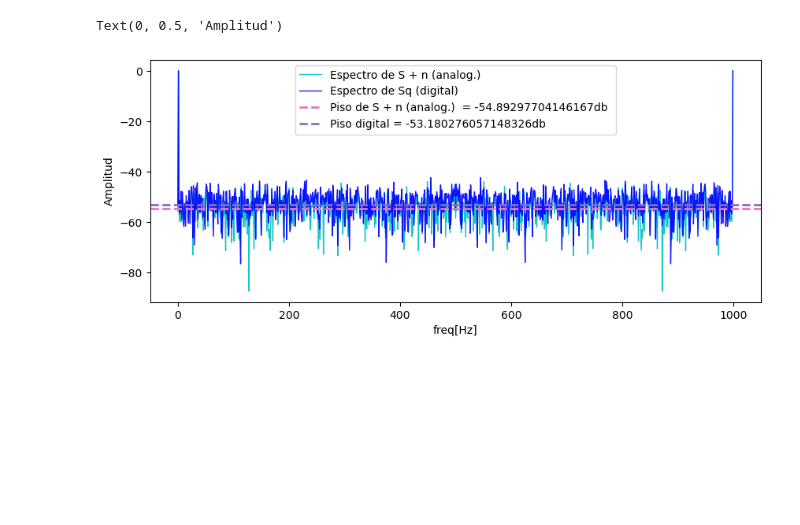
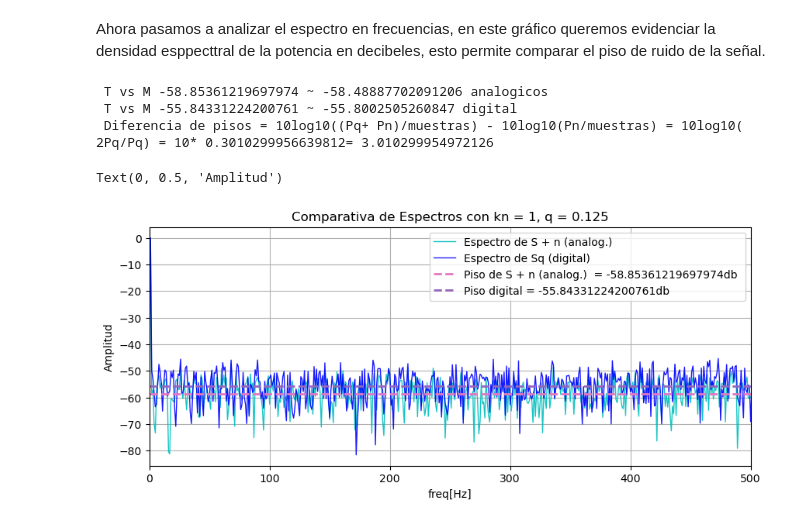
Before and after one commit to patriciagtodd/Patricia_Gonzalez_Todd_APS, a Jupyter notebook: Patricia_Gonzalez_Todd_TS2.ipynb, the cells around one changed output. Drawn from its saved outputs; the diff is of its cells as text; code cells hidden in the pictures; blank space fills up the shorter version.

```diff
--- a/Patricia_Gonzalez_Todd_TS2.ipynb
+++ b/Patricia_Gonzalez_Todd_TS2.ipynb
@@ -78,37 +102,56 @@ plt.show()
+# %% [markdown]
+Ahora pasamos a analizar el espectro en frecuencias, en este gráfico queremos evidenciar la densidad esppecttral de la potencia en decibeles, esto permite comparar el piso de ruido de la señal.
 # %%
-#%% Paso al dominio de espectro:
+#espectros escalados para normalizar la señal en V y llevarla a 0dB
 #Sr
-e_Sr = np.fft.fft(Sn)/(muestras/A)
-mod_e_Sr = np.abs((e_Sr))
+e_Sr = np.fft.fft(Sn)/(muestras)
+mod_e_Sr = 2* np.abs((e_Sr))**2
 #Sq
-e_Sq = np.fft.fft(Sq)/(muestras/A)
-mod_e_Sq = np.abs((e_Sq))
+e_Sq = np.fft.fft(Sq)/(muestras)
+mod_e_Sq =2* np.abs((e_Sq))**2
 
 # paso a db
-mod_e_Sr_db = 20*np.log10(mod_e_Sr) #db
-mod_e_Sq_db = 20*np.log10(mod_e_Sq) #db
+mod_e_Sr_db = 10*np.log10(mod_e_Sr + 1e-15) #db
+mod_e_Sq_db = 10*np.log10(mod_e_Sq + 1e-15) #db
 
-#pisos
-piso_analog = np.mean(mod_e_Sr_db) # e_sr es el vector de la FFT/N
-piso_digital = np.mean(mod_e_Sq_db) # e_sq es el vector de la FFT/N del error
+#pisos => BUSCAR EL ESTIMADO TEORICO
+piso_analog = np.mean(mod_e_Sr_db)
+piso_digital = np.mean(mod_e_Sq_db)
+'''
+piso_analog = 10 * np.log10(np.mean(mod_e_Sr) + 1e-15)
+piso_digital = 10 * np.log10(np.mean(mod_e_Sq)+ 1e-15)
+'''
+# Promedio de la potencia, luego logaritmo
+piso_analog_TEORICO = 10 * np.log10(Pn/(muestras) + 1e-15)
+piso_digital_TEORICO = 10 * np.log10(((Pq + Pn)/(muestras))+ 1e-15)
 
-#intento sumar para ver solo el snr en esa distancia
-#mod_e_sr_db = 10*np.log10(mod_e_sr)+(10*np.log10(fs/2)) #db
+print(f" T vs M {piso_analog_TEORICO} ~ {piso_analog} analogicos")
+print(f" T vs M {piso_digital_TEORICO} ~ {piso_digital} digital")
+print(f" Diferencia de pisos = 10log10((Pq+ Pn)/muestras) - 10log10(Pn/muestras) = 10log10( 2Pq/Pq) = 10* {np.log10(2)}= {piso_digital_TEORICO -piso_analog_TEORICO} ")
 
 espectro = np.fft.fftfreq(muestras,1/fs)
 ffreq = np.arange(0, muestras)
+
 
 # Gráfico SOLO DEL DELTA
 plt.figure(figsize=(10, 4))
 plt.plot(ffreq, mod_e_Sr_db,'c', label= "Espectro de S + n (analog.)", linewidth=1, alpha = 0.9)
 plt.plot(ffreq, mod_e_Sq_db,'b', label= "Espectro de Sq (digital)", linewidth=1, alpha = 0.9)
-plt.axhline(piso_analog ,color = 'C6',label = f"Piso de S + n (analog.)  = {piso_analog}db ",
+plt.axhline(piso_analog ,color = 'C6',label = f"Piso de S + n (analog.)  = {piso_analog_TEORICO}db ",
             linestyle='--', linewidth=2)
-plt.axhline(piso_digital ,color = 'C14',label = f"Piso digital = {piso_digital}db",
+plt.axhline(piso_digital ,color = 'C14',label = f"Piso digital = {piso_digital_TEORICO}db",
             linestyle='--', linewidth=2)
+plt.xlim(0,500)
+plt.grid(True)
+plt.title(f"Comparativa de Espectros con kn = {kn}, q = {q}")
 plt.legend()
 plt.xlabel("freq[Hz]")
 plt.ylabel("Amplitud")
+
+#print(f" Maximo delta = {np.max(mod_e_Sr_db)})
 # %% [output]
-Text(0, 0.5, 'Amplitud')
+ T vs M -58.85361219697974 ~ -58.48887702091206 analogicos
+ T vs M -55.84331224200761 ~ -55.8002505260847 digital
+ Diferencia de pisos = 10log10((Pq+ Pn)/muestras) - 10log10(Pn/muestras) = 10log10( 2Pq/Pq) = 10* 0.3010299956639812= 3.010299954972126
+Text(0, 0.5, 'Amplitud')
-[figure, old version]
+[figure, new version]
```
Also changed, not shown: parts of 11 cells of this notebook, 1 other file.
